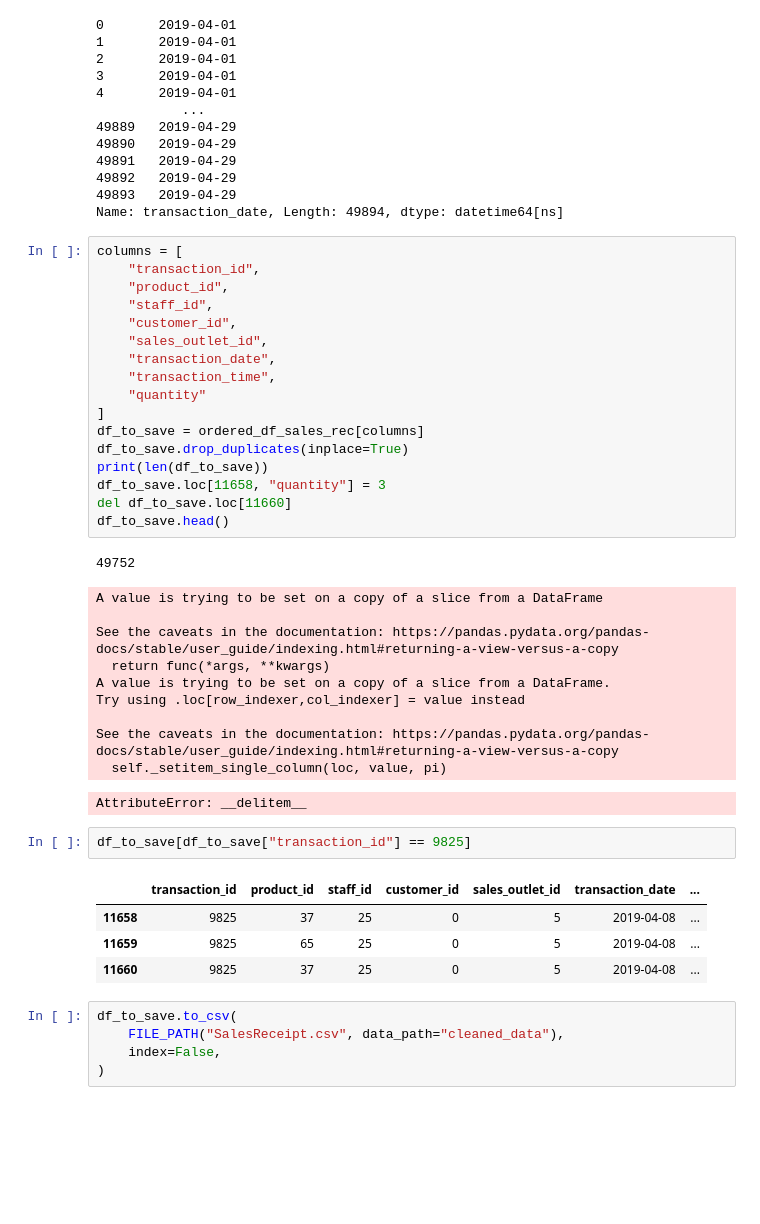
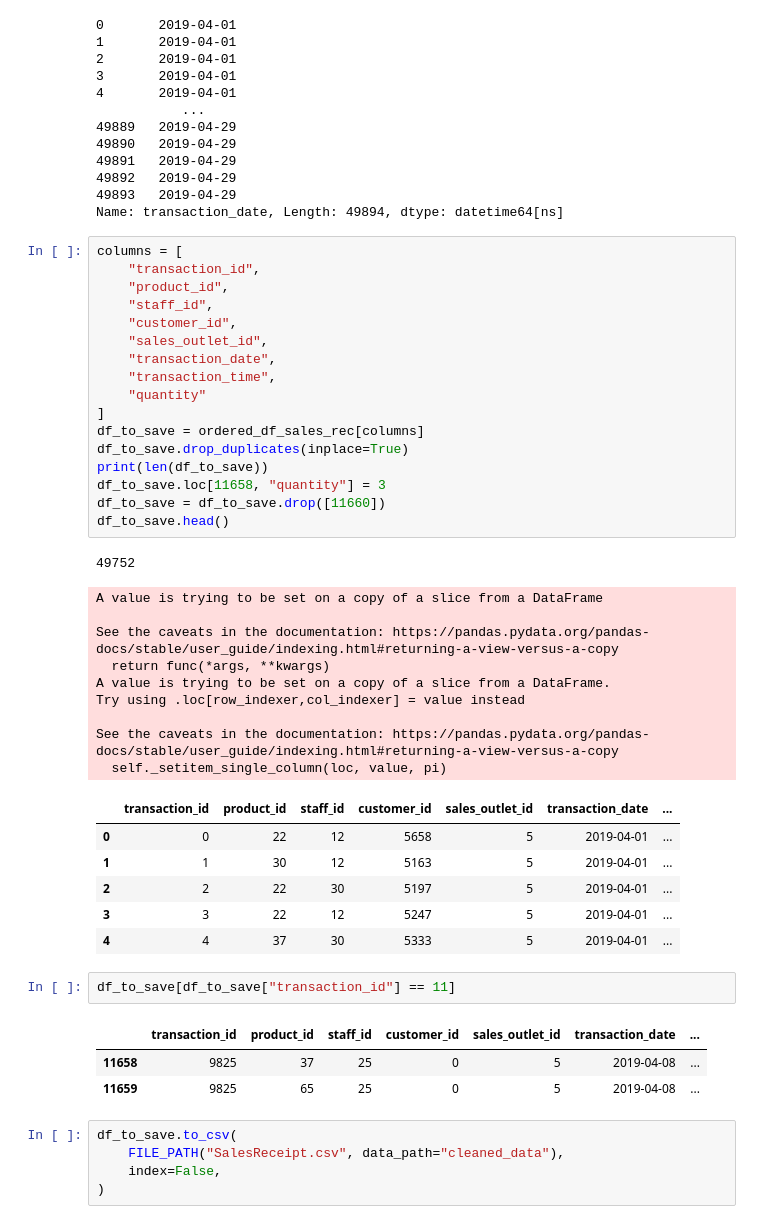
Before and after one commit to framunoz/Coffee-Shop, a Jupyter notebook: notebooks/transform-data.ipynb, the cells around one changed output. Drawn from its saved outputs; the diff is of its cells as text; blank space fills up the shorter version.

Commit message:
Debug en la creación de la tabla SalesReceipt 3

```diff
--- a/notebooks/transform-data.ipynb
+++ b/notebooks/transform-data.ipynb
@@ -126,7 +126,7 @@ df_to_save = ordered_df_sales_rec[columns]
 df_to_save.drop_duplicates(inplace=True)
 print(len(df_to_save))
 df_to_save.loc[11658, "quantity"] = 3
-del df_to_save.loc[11660]
+df_to_save = df_to_save.drop([11660])
 df_to_save.head()
 # %% [output]
 49752
@@ -139,14 +139,18 @@ Try using .loc[row_indexer,col_indexer] = value instead
 
 See the caveats in the documentation: https://pandas.pydata.org/pandas-docs/stable/user_guide/indexing.html#returning-a-view-versus-a-copy
   self._setitem_single_column(loc, value, pi)
-AttributeError: __delitem__
+|  | transaction_id | product_id | staff_id | customer_id | sales_outlet_id | transaction_date | ... |
+| 0 | 0 | 22 | 12 | 5658 | 5 | 2019-04-01 | ... |
+| 1 | 1 | 30 | 12 | 5163 | 5 | 2019-04-01 | ... |
+| 2 | 2 | 22 | 30 | 5197 | 5 | 2019-04-01 | ... |
+| 3 | 3 | 22 | 12 | 5247 | 5 | 2019-04-01 | ... |
+| 4 | 4 | 37 | 30 | 5333 | 5 | 2019-04-01 | ... |
 # %%
-df_to_save[df_to_save["transaction_id"] == 9825]
+df_to_save[df_to_save["transaction_id"] == 11]
 # %% [output]
 |  | transaction_id | product_id | staff_id | customer_id | sales_outlet_id | transaction_date | ... |
 | 11658 | 9825 | 37 | 25 | 0 | 5 | 2019-04-08 | ... |
 | 11659 | 9825 | 65 | 25 | 0 | 5 | 2019-04-08 | ... |
-| 11660 | 9825 | 37 | 25 | 0 | 5 | 2019-04-08 | ... |
 # %%
 df_to_save.to_csv(
     FILE_PATH("SalesReceipt.csv", data_path="cleaned_data"),
```
Also changed, not shown: 1 other file.
